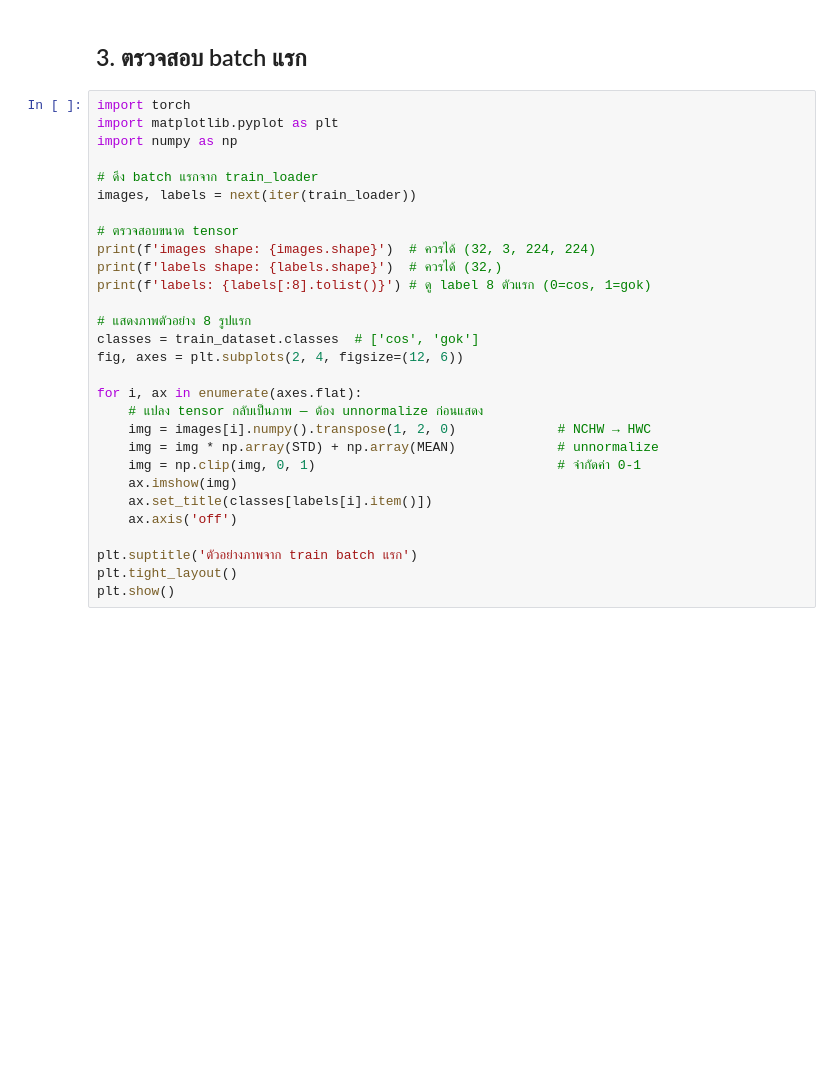
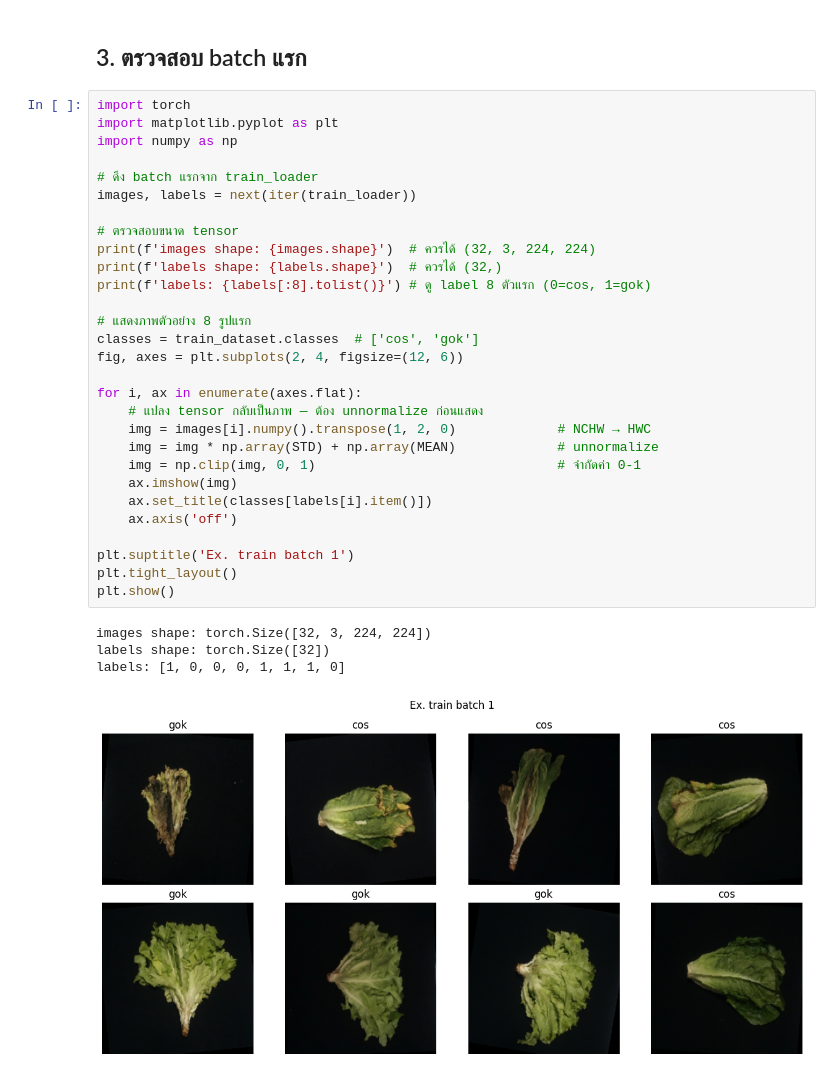
Before and after one commit to Karnpattana/ml-Project, a Jupyter notebook: 03_dataloader.ipynb, the cells around one changed output. Drawn from its saved outputs; the diff is of its cells as text; blank space fills up the shorter version.

Commit message:
Run 03_dataloader: verify DataLoader output and add batch visualization
Co-Authored-By: Claude Sonnet 4.6 <noreply@anthropic.com>

```diff
--- a/03_dataloader.ipynb
+++ b/03_dataloader.ipynb
@@ -67,29 +74,34 @@ print(f'test:  {len(test_dataset)} ภาพ, {len(test_loader)} batches')
 # %%
 import torch
 import matplotlib.pyplot as plt
 import numpy as np
 
 # ดึง batch แรกจาก train_loader
 images, labels = next(iter(train_loader))
 
 # ตรวจสอบขนาด tensor
 print(f'images shape: {images.shape}')  # ควรได้ (32, 3, 224, 224)
 print(f'labels shape: {labels.shape}')  # ควรได้ (32,)
 print(f'labels: {labels[:8].tolist()}') # ดู label 8 ตัวแรก (0=cos, 1=gok)
 
 # แสดงภาพตัวอย่าง 8 รูปแรก
 classes = train_dataset.classes  # ['cos', 'gok']
 fig, axes = plt.subplots(2, 4, figsize=(12, 6))
 
 for i, ax in enumerate(axes.flat):
     # แปลง tensor กลับเป็นภาพ — ต้อง unnormalize ก่อนแสดง
     img = images[i].numpy().transpose(1, 2, 0)             # NCHW → HWC
     img = img * np.array(STD) + np.array(MEAN)             # unnormalize
     img = np.clip(img, 0, 1)                               # จำกัดค่า 0-1
     ax.imshow(img)
     ax.set_title(classes[labels[i].item()])
     ax.axis('off')
 
-plt.suptitle('ตัวอย่างภาพจาก train batch แรก')
+plt.suptitle('Ex. train batch 1')
 plt.tight_layout()
 plt.show()
+# %% [output]
+images shape: torch.Size([32, 3, 224, 224])
+labels shape: torch.Size([32])
+labels: [1, 0, 0, 0, 1, 1, 1, 0]
+[figure, added]
```
Also changed, not shown: parts of 2 cells of this notebook, 1 other file.
